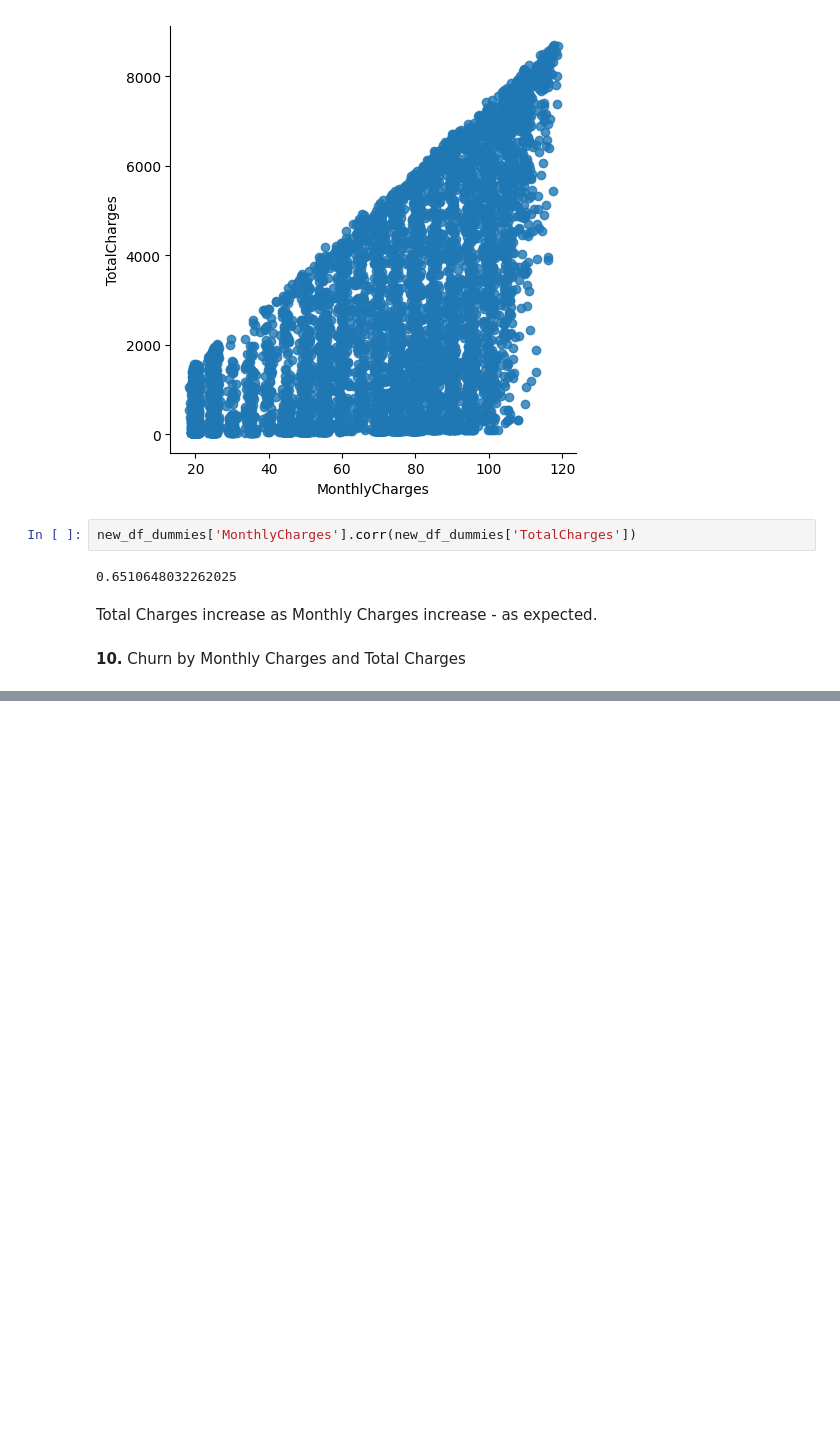
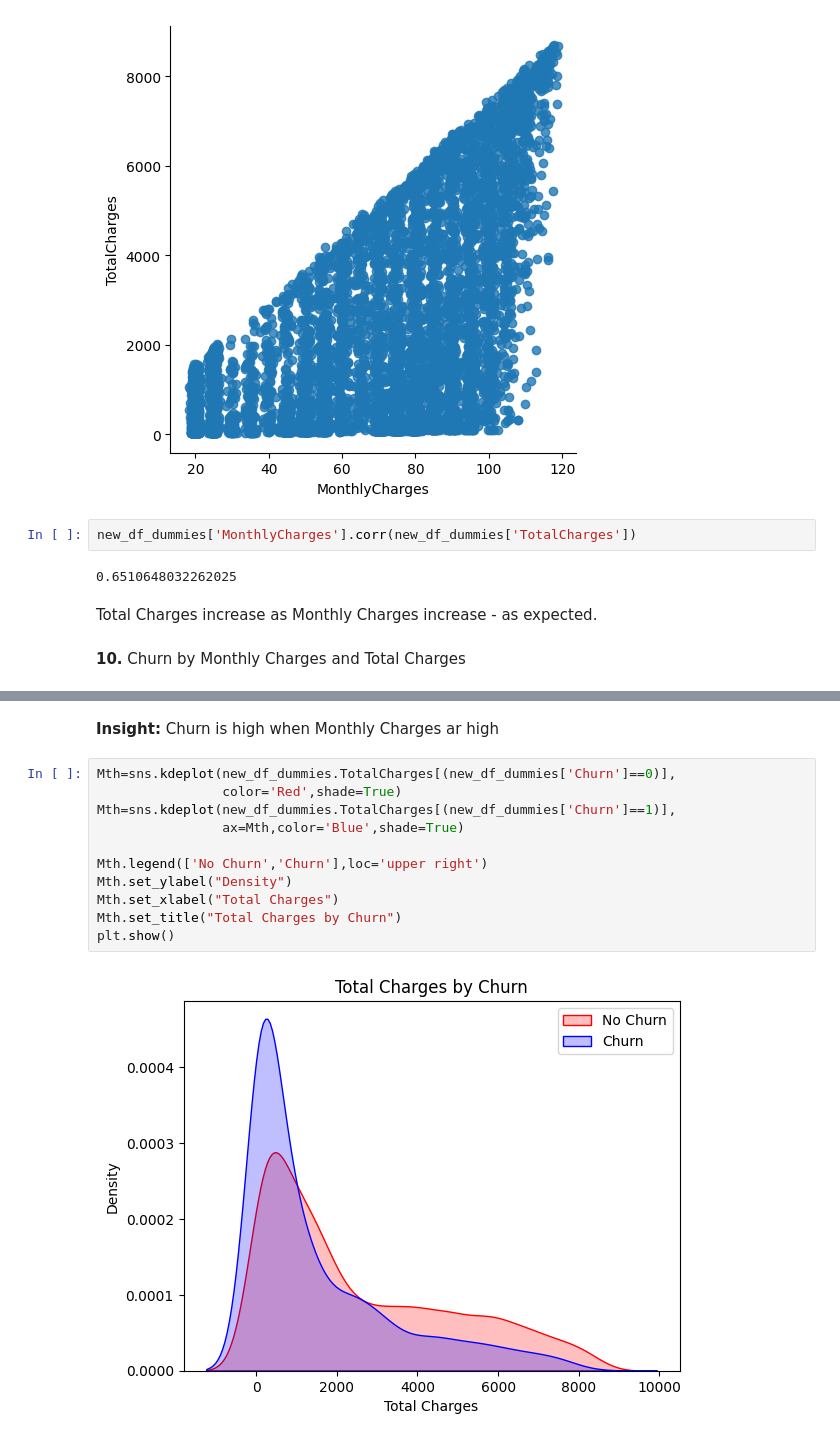
Before and after one commit to mdzaheerjk/Telecom-Customer-Churn-Prediction-using-Machine-Learning, a Jupyter notebook: Notebooks/EDA.ipynb, the cells around one changed output, grey strips where cells are left out. Saved outputs shown, nothing was run; the diff lists cells and outputs as text; blank space fills up the shorter version.

```diff
--- a/Notebooks/EDA.ipynb
+++ b/Notebooks/EDA.ipynb
@@ -497,0 +502,15 @@ This will become an error in seaborn v0.14.0; please update your code.
+# %% [markdown]
+**Insight:** Churn is high when Monthly Charges ar high
+# %%
+Mth=sns.kdeplot(new_df_dummies.TotalCharges[(new_df_dummies['Churn']==0)],
+                color='Red',shade=True)
+Mth=sns.kdeplot(new_df_dummies.TotalCharges[(new_df_dummies['Churn']==1)],
+                ax=Mth,color='Blue',shade=True)
+
+Mth.legend(['No Churn','Churn'],loc='upper right')
+Mth.set_ylabel("Density")
+Mth.set_xlabel("Total Charges")
+Mth.set_title("Total Charges by Churn")
+plt.show()
+# %% [output]
+[figure, added]
```
Also changed, not shown: parts of 10 cells of this notebook.
